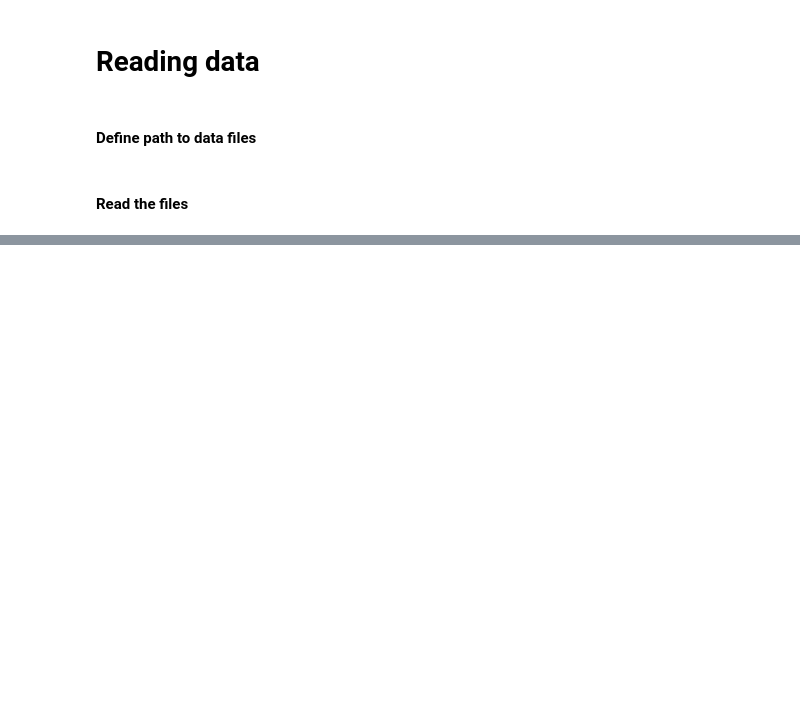
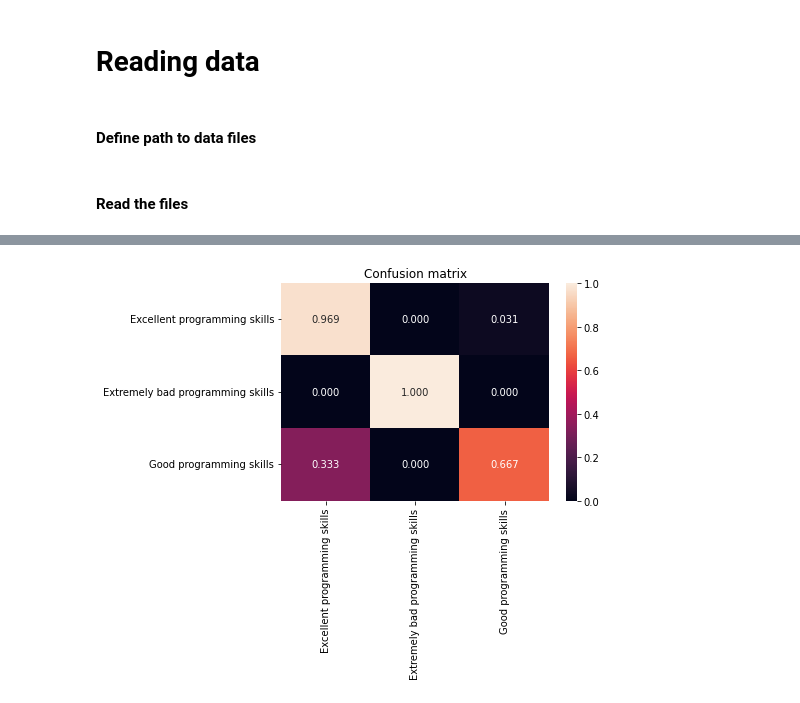
Before and after one commit to Vinomo4/SWTech, a Jupyter notebook: notebooks/Decision Tree Classifier.ipynb, the cells around one changed output, grey strips where cells are left out. Drawn from its saved outputs; the diff is of its cells as text; code cells hidden in the pictures; blank space fills up the shorter version.

```diff
--- a/notebooks/Decision Tree Classifier.ipynb
+++ b/notebooks/Decision Tree Classifier.ipynb
@@ -104,0 +54,2 @@ def generate_confusion_heatmap(pred,gt):
+# %%
+rf = train_random_forest([X_train,Y_train])
@@ -108,0 +65,4 @@ IndexError: only integers, slices (`:`), ellipsis (`...`), numpy.newaxis (`None`
+# %%
+generate_confusion_heatmap(pred_rf,Y_test,"RF")
+# %% [output]
+[figure, added]
```
Also changed, not shown: parts of 15 cells of this notebook, 7 other files.
